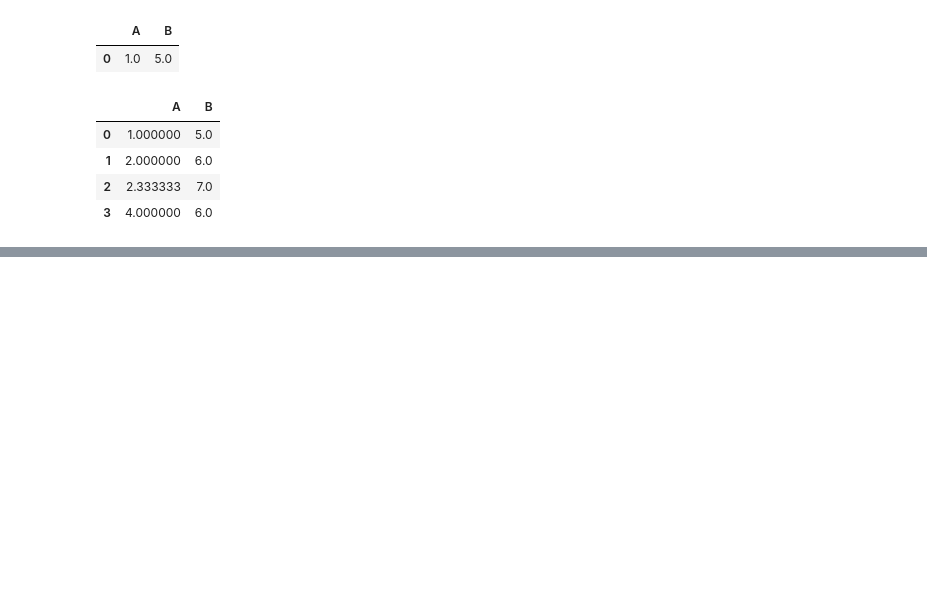
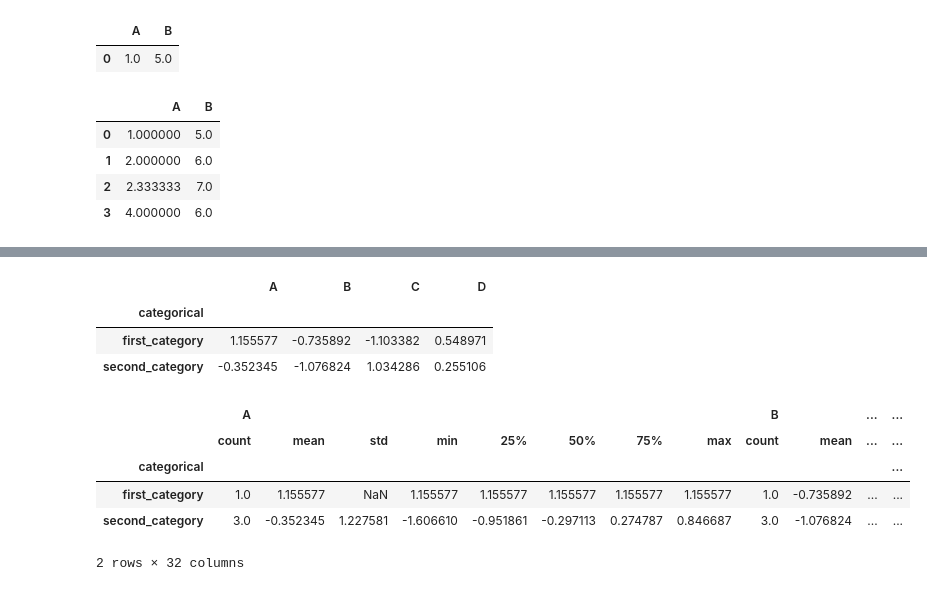
Before and after one commit to mahesh-keswani/ML-DL-FromBasicsToAdvance, a Jupyter notebook: pandas_basics/dataframe-basics.ipynb, the cells around one changed output, grey strips where cells are left out. Drawn from its saved outputs; the diff is of its cells as text; code cells hidden in the pictures; blank space fills up the shorter version.

```diff
--- a/pandas_basics/dataframe-basics.ipynb
+++ b/pandas_basics/dataframe-basics.ipynb
@@ -353,0 +365,18 @@ nan_df.fillna(value = nan_df.mean())
+# %%
+# now this will split by categorical column and then aggregating by mean
+df.groupby('categorical').mean()
+# %% [output]
+|  | A | B | C | D |
+| categorical |  |  |  |  |
+| first_category | 1.155577 | -0.735892 | -1.103382 | 0.548971 |
+| second_category | -0.352345 | -1.076824 | 1.034286 | 0.255106 |
+# %%
+# instead, since the returned is dataframe only, use describe function simply :D
+df.groupby('categorical').describe()
+# %% [output]
+|  | A |  |  |  |  |  |  |  | B |  | ... | ... |
+|  | count | mean | std | min | 25% | 50% | 75% | max | count | mean | ... | ... |
+| categorical |  |  |  |  |  |  |  |  |  |  |  | ... |
+| first_category | 1.0 | 1.155577 | NaN | 1.155577 | 1.155577 | 1.155577 | 1.155577 | 1.155577 | 1.0 | -0.735892 | ... | ... |
+| second_category | 3.0 | -0.352345 | 1.227581 | -1.606610 | -0.951861 | -0.297113 | 0.274787 | 0.846687 | 3.0 | -1.076824 | ... | ... |
+2 rows × 32 columns
```
Also changed, not shown: parts of 26 cells of this notebook.
